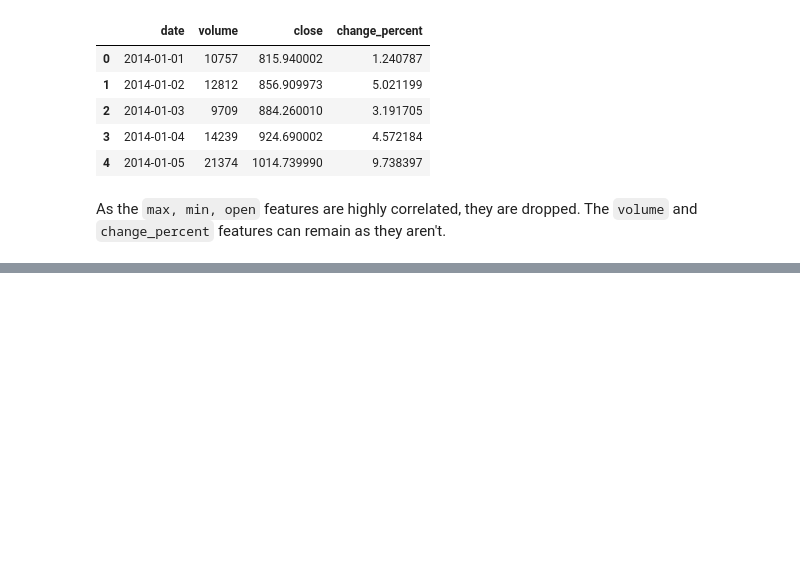
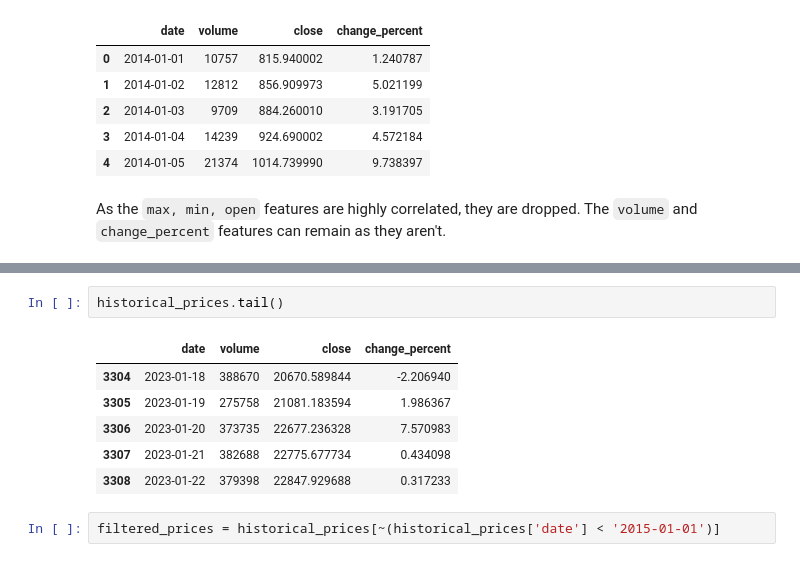
Before and after one commit to Ammar-Raneez/BitForecast, a Jupyter notebook: ml/notebooks/preprocessing/create_dataset.ipynb, the cells around one changed output, grey strips where cells are left out. Saved outputs shown, nothing was run; the diff lists cells and outputs as text; blank space fills up the shorter version.

```diff
--- a/ml/notebooks/preprocessing/create_dataset.ipynb
+++ b/ml/notebooks/preprocessing/create_dataset.ipynb
@@ -63,0 +95,11 @@ As the `max, min, open` features are highly correlated, they are dropped. The `v
+# %%
+historical_prices.tail()
+# %% [output]
+|  | date | volume | close | change_percent |
+| 3304 | 2023-01-18 | 388670 | 20670.589844 | -2.206940 |
+| 3305 | 2023-01-19 | 275758 | 21081.183594 | 1.986367 |
+| 3306 | 2023-01-20 | 373735 | 22677.236328 | 7.570983 |
+| 3307 | 2023-01-21 | 382688 | 22775.677734 | 0.434098 |
+| 3308 | 2023-01-22 | 379398 | 22847.929688 | 0.317233 |
+# %%
+filtered_prices = historical_prices[~(historical_prices['date'] < '2015-01-01')]
```
Also changed, not shown: parts of 13 cells of this notebook.
